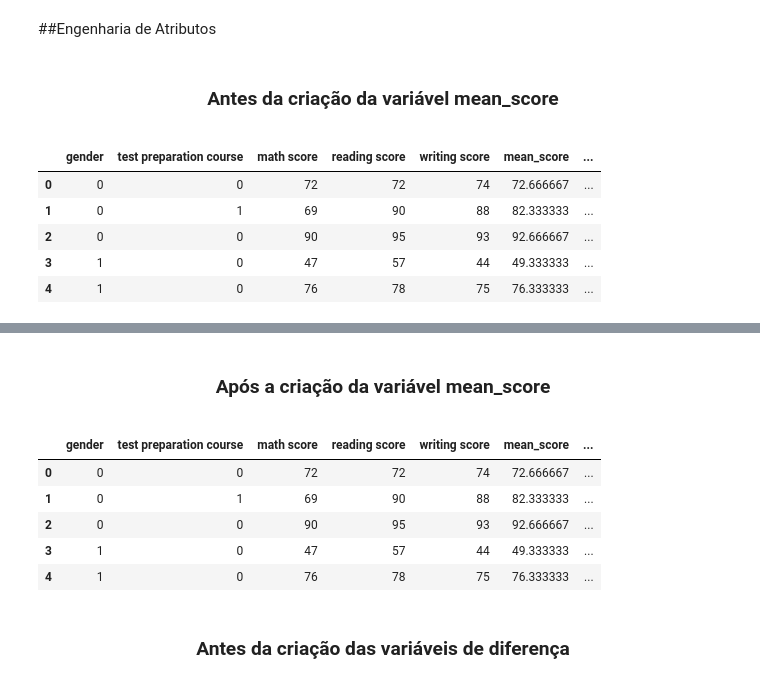
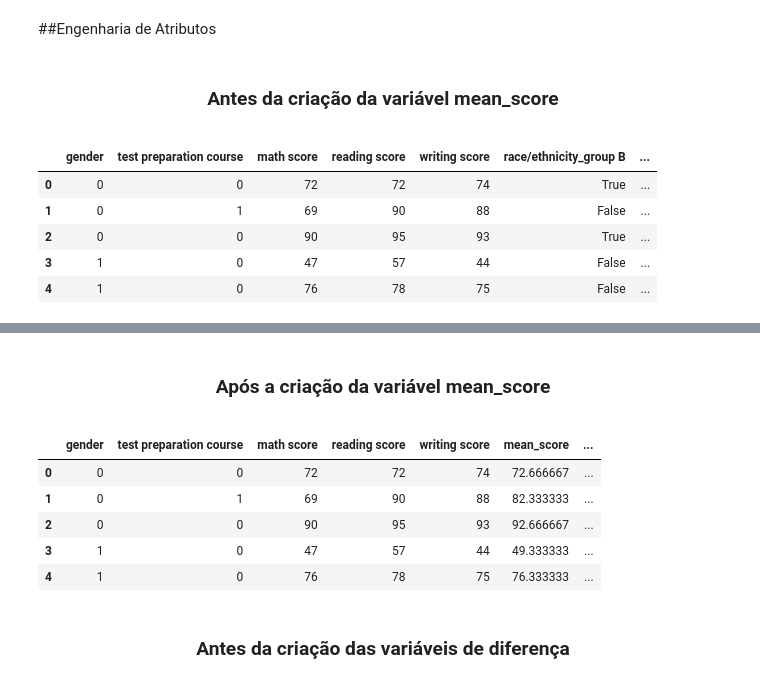
Before and after one commit to Vieiraligia/Data-Science-and-Analytics, a Jupyter notebook: MVP Analise de Dados e Boas Praticas/MVP_AnalisedeDadoseBoasPraticas.ipynb, the cells around one changed output, grey strips where cells are left out. Saved outputs shown, nothing was run; the diff lists cells and outputs as text; code cells hidden in the pictures.

```diff
--- a/MVP Analise de Dados e Boas Praticas/MVP_AnalisedeDadoseBoasPraticas.ipynb
+++ b/MVP Analise de Dados e Boas Praticas/MVP_AnalisedeDadoseBoasPraticas.ipynb
@@ -971,48 +971,48 @@ def estilo_df(df, titulo, destacar_coluna=None):
         .style
         .set_properties(**{
             "background-color": "#f9f9f9",
             "color": "#333",
             "border-color": "#ccc"
         })
         .set_table_styles([
             {"selector": "th",
              "props": [("background-color", "#4CAF50"),
                        ("color", "white"),
                        ("font-weight", "bold"),
                        ("text-align", "center")]},
             {"selector": "td",
              "props": [("text-align", "center")]}
         ])
     )
 
     if destacar_coluna:
         estilo = estilo.highlight_max(subset=[destacar_coluna], color="#ffe082")
 
     display(estilo)
 
-df_antes_mean = df.copy()
+df_before = df.copy()
 
-estilo_df(df_antes_mean, "Antes da criação da variável mean_score")
+df_before = df_before.drop(columns=["mean_score"], errors="ignore")
+
+estilo_df(df_before, "Antes da criação da variável mean_score")
 
 display(HTML("<br><br><br>"))
 
+df_after = df.copy()
 
-df["mean_score"] = df[[
-    "math score",
-    "reading score",
-    "writing score"
-]].mean(axis=1)
+df_after["mean_score"] = df_after[
+    ["math score", "reading score", "writing score"]
+].mean(axis=1)
 
-
-estilo_df(df, "Após a criação da variável mean_score", destacar_coluna="mean_score")
+estilo_df(df_after, "Após a criação da variável mean_score", destacar_coluna="mean_score")
 # %% [output]
 Antes da criação da variável mean_score
-|  | gender | test preparation course | math score | reading score | writing score | mean_score | ... |
-| 0 | 0 | 0 | 72 | 72 | 74 | 72.666667 | ... |
-| 1 | 0 | 1 | 69 | 90 | 88 | 82.333333 | ... |
-| 2 | 0 | 0 | 90 | 95 | 93 | 92.666667 | ... |
-| 3 | 1 | 0 | 47 | 57 | 44 | 49.333333 | ... |
-| 4 | 1 | 0 | 76 | 78 | 75 | 76.333333 | ... |
+|  | gender | test preparation course | math score | reading score | writing score | race/ethnicity_group B | ... |
+| 0 | 0 | 0 | 72 | 72 | 74 | True | ... |
+| 1 | 0 | 1 | 69 | 90 | 88 | False | ... |
+| 2 | 0 | 0 | 90 | 95 | 93 | True | ... |
+| 3 | 1 | 0 | 47 | 57 | 44 | False | ... |
+| 4 | 1 | 0 | 76 | 78 | 75 | False | ... |
 [interactive output not drawn]
 Após a criação da variável mean_score
 |  | gender | test preparation course | math score | reading score | writing score | mean_score | ... |
```
Also changed, not shown: parts of 3 cells of this notebook.
